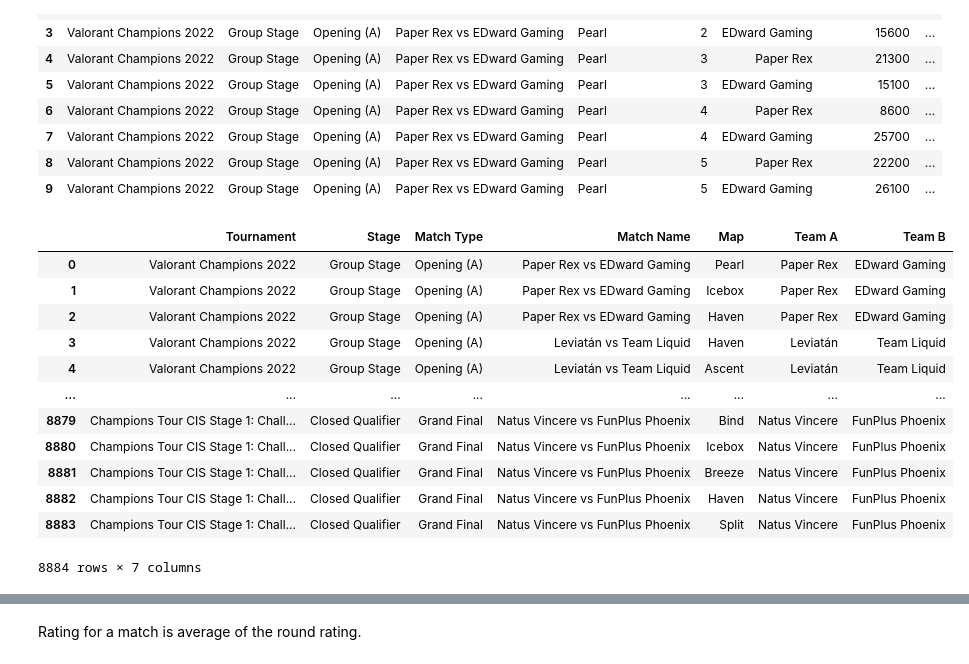
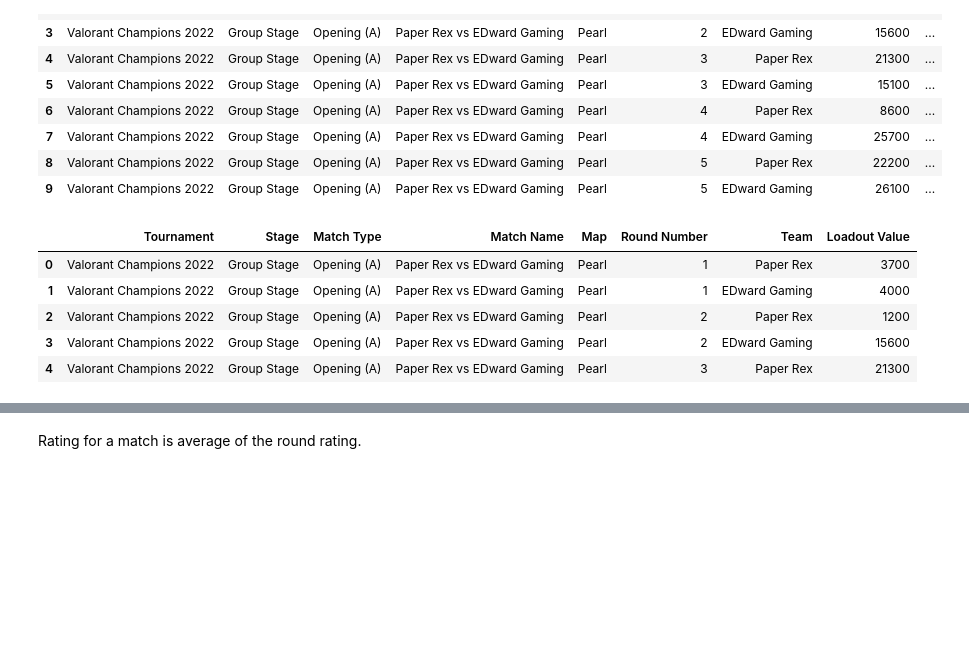
Before and after one commit to ahrlim/vct-erdos-project, a Jupyter notebook: notebooks/vct_2022_eco_player_prob_rating.ipynb, the cells around one changed output, grey strips where cells are left out. Cells and saved outputs as stored; diff of their text form; code cells hidden in the pictures; blank space fills up the shorter version.

```diff
--- a/notebooks/vct_2022_eco_player_prob_rating.ipynb
+++ b/notebooks/vct_2022_eco_player_prob_rating.ipynb
@@ -262,18 +262,14 @@ eco_rounds.head(10)
 # %%
 team_ab_2022 = maps_scores[["Tournament", "Stage", "Match Type", "Match Name", "Map", "Team A", "Team B"]]
 
 team_ab_2022
+
+eco_rounds_for_prob = eco_rounds.drop(columns=["Remaining Credits", "Outcome", "Type"])
+eco_rounds_for_prob.head()
 # %% [output]
-|  | Tournament | Stage | Match Type | Match Name | Map | Team A | Team B |
-| 0 | Valorant Champions 2022 | Group Stage | Opening (A) | Paper Rex vs EDward Gaming | Pearl | Paper Rex | EDward Gaming |
-| 1 | Valorant Champions 2022 | Group Stage | Opening (A) | Paper Rex vs EDward Gaming | Icebox | Paper Rex | EDward Gaming |
-| 2 | Valorant Champions 2022 | Group Stage | Opening (A) | Paper Rex vs EDward Gaming | Haven | Paper Rex | EDward Gaming |
-| 3 | Valorant Champions 2022 | Group Stage | Opening (A) | Leviatán vs Team Liquid | Haven | Leviatán | Team Liquid |
-| 4 | Valorant Champions 2022 | Group Stage | Opening (A) | Leviatán vs Team Liquid | Ascent | Leviatán | Team Liquid |
-| ... | ... | ... | ... | ... | ... | ... | ... |
-| 8879 | Champions Tour CIS Stage 1: Chall... | Closed Qualifier | Grand Final | Natus Vincere vs FunPlus Phoenix | Bind | Natus Vincere | FunPlus Phoenix |
-| 8880 | Champions Tour CIS Stage 1: Chall... | Closed Qualifier | Grand Final | Natus Vincere vs FunPlus Phoenix | Icebox | Natus Vincere | FunPlus Phoenix |
-| 8881 | Champions Tour CIS Stage 1: Chall... | Closed Qualifier | Grand Final | Natus Vincere vs FunPlus Phoenix | Breeze | Natus Vincere | FunPlus Phoenix |
-| 8882 | Champions Tour CIS Stage 1: Chall... | Closed Qualifier | Grand Final | Natus Vincere vs FunPlus Phoenix | Haven | Natus Vincere | FunPlus Phoenix |
-| 8883 | Champions Tour CIS Stage 1: Chall... | Closed Qualifier | Grand Final | Natus Vincere vs FunPlus Phoenix | Split | Natus Vincere | FunPlus Phoenix |
+|  | Tournament | Stage | Match Type | Match Name | Map | Round Number | Team | Loadout Value |
+| 0 | Valorant Champions 2022 | Group Stage | Opening (A) | Paper Rex vs EDward Gaming | Pearl | 1 | Paper Rex | 3700 |
+| 1 | Valorant Champions 2022 | Group Stage | Opening (A) | Paper Rex vs EDward Gaming | Pearl | 1 | EDward Gaming | 4000 |
+| 2 | Valorant Champions 2022 | Group Stage | Opening (A) | Paper Rex vs EDward Gaming | Pearl | 2 | Paper Rex | 1200 |
+| 3 | Valorant Champions 2022 | Group Stage | Opening (A) | Paper Rex vs EDward Gaming | Pearl | 2 | EDward Gaming | 15600 |
+| 4 | Valorant Champions 2022 | Group Stage | Opening (A) | Paper Rex vs EDward Gaming | Pearl | 3 | Paper Rex | 21300 |
-8884 rows × 7 columns
```
Also changed, not shown: parts of 24 cells of this notebook, 1 other file.
